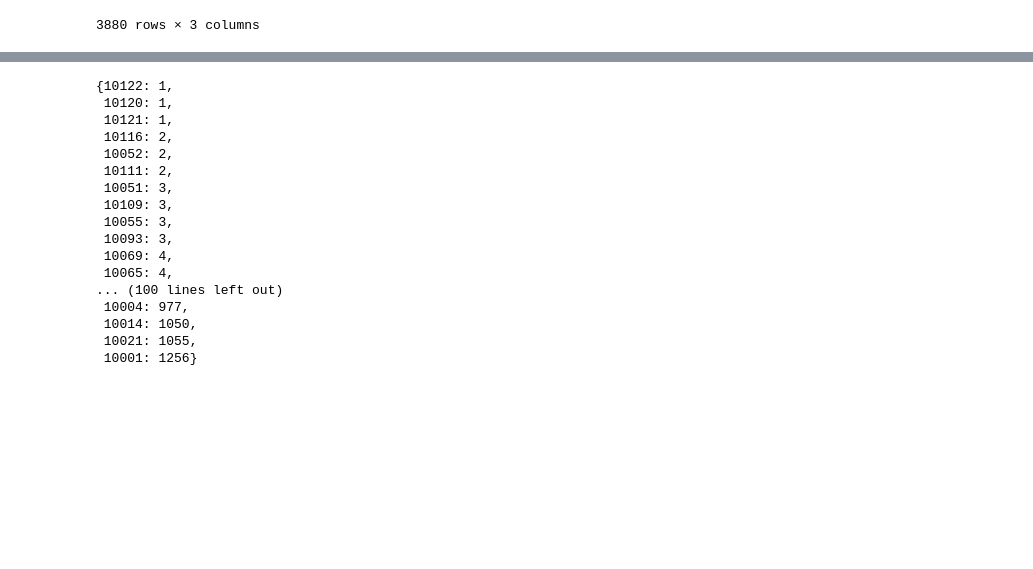
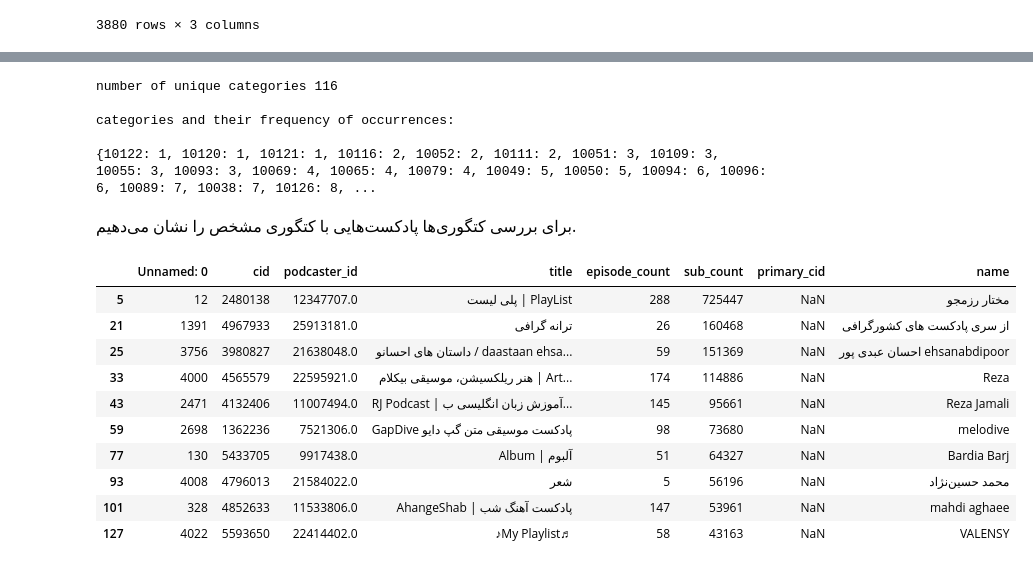
Before and after one commit to 0xkamkar/ML_Project, a Jupyter notebook: Milestone1/3-Data_Preprocessing/categoty.ipynb, the cells around one changed output, grey strips where cells are left out. Saved outputs shown, nothing was run; the diff lists cells and outputs as text; code cells hidden in the pictures; blank space fills up the shorter version.

Commit message:
creat user_categories_df

```diff
--- a/Milestone1/3-Data_Preprocessing/categoty.ipynb
+++ b/Milestone1/3-Data_Preprocessing/categoty.ipynb
@@ -57,27 +63,23 @@ for i in range(len(my_podcast_with_data)):
     list_of_categories[i] = category_i
     all_categories = all_categories + category_i
 # %%
+#counting the occurrences of the categories
 category_dict = dict(Counter(all_categories))
+
+#sort by the frequency of occurrences
 keyslist = list(category_dict.keys())
 values = list(category_dict.values())
 sorted_value_index = np.argsort(values)
 sorted_dict = {keyslist[i]: values[i] for i in sorted_value_index}
-sorted_dict
+
+print('number of unique categories', len(sorted_dict))
+print()
+print('categories and their frequency of occurrences:')
+print()
+print(sorted_dict)
 # %% [output]
-{10122: 1,
- 10120: 1,
- 10121: 1,
- 10116: 2,
- 10052: 2,
- 10111: 2,
- 10051: 3,
- 10109: 3,
- 10055: 3,
- 10093: 3,
- 10069: 4,
- 10065: 4,
-... (100 lines left out)
- 10004: 977,
- 10014: 1050,
- 10021: 1055,
- 10001: 1256}
+number of unique categories 116
+
+categories and their frequency of occurrences:
+
+{10122: 1, 10120: 1, 10121: 1, 10116: 2, 10052: 2, 10111: 2, 10051: 3, 10109: 3, 10055: 3, 10093: 3, 10069: 4, 10065: 4, 10079: 4, 10049: 5, 10050: 5, 10094: 6, 10096: 6, 10089: 7, 10038: 7, 10126: 8, ...
@@ -87,0 +86,23 @@ sorted_dict
+# %% [markdown]
+<div dir=rtl >
+<font  size=3>
+برای بررسی کتگوری‌ها پادکست‌هایی با کتگوری مشخص را نشان می‌دهیم.
+# %%
+specific_category = 10071
+
+category = np.where(category_array==specific_category)[0]
+
+#show podcasts with specific category
+my_podcasts.loc[category].head(10)
+# %% [output]
+|  | Unnamed: 0 | cid | podcaster_id | title | episode_count | sub_count | primary_cid | name |
+| 5 | 12 | 2480138 | 12347707.0 | پلی لیست | PlayList | 288 | 725447 | NaN | مختار رزمجو |
+| 21 | 1391 | 4967933 | 25913181.0 | ترانه گرافی | 26 | 160468 | NaN | از سری پادکست های کشورگرافی |
+| 25 | 3756 | 3980827 | 21638048.0 | داستان های احسانو / daastaan ehsa... | 59 | 151369 | NaN | احسان عبدی پور ehsanabdipoor |
+| 33 | 4000 | 4565579 | 22595921.0 | هنر ریلکسیشن، موسیقی بیکلام | Art... | 174 | 114886 | NaN | Reza |
+| 43 | 2471 | 4132406 | 11007494.0 | RJ Podcast | آموزش زبان انگلیسی ب... | 145 | 95661 | NaN | Reza Jamali |
+| 59 | 2698 | 1362236 | 7521306.0 | GapDive پادکست موسیقی متن گپ دایو | 98 | 73680 | NaN | melodive |
+| 77 | 130 | 5433705 | 9917438.0 | Album | آلبوم | 51 | 64327 | NaN | Bardia Barj |
+| 93 | 4008 | 4796013 | 21584022.0 | شعر | 5 | 56196 | NaN | محمد حسین‌نژاد |
+| 101 | 328 | 4852633 | 11533806.0 | AhangeShab | پادکست آهنگ شب | 147 | 53961 | NaN | mahdi aghaee |
+| 127 | 4022 | 5593650 | 22414402.0 | ♪My Playlist♬ | 58 | 43163 | NaN | VALENSY |
```
Also changed, not shown: parts of 38 cells of this notebook.
